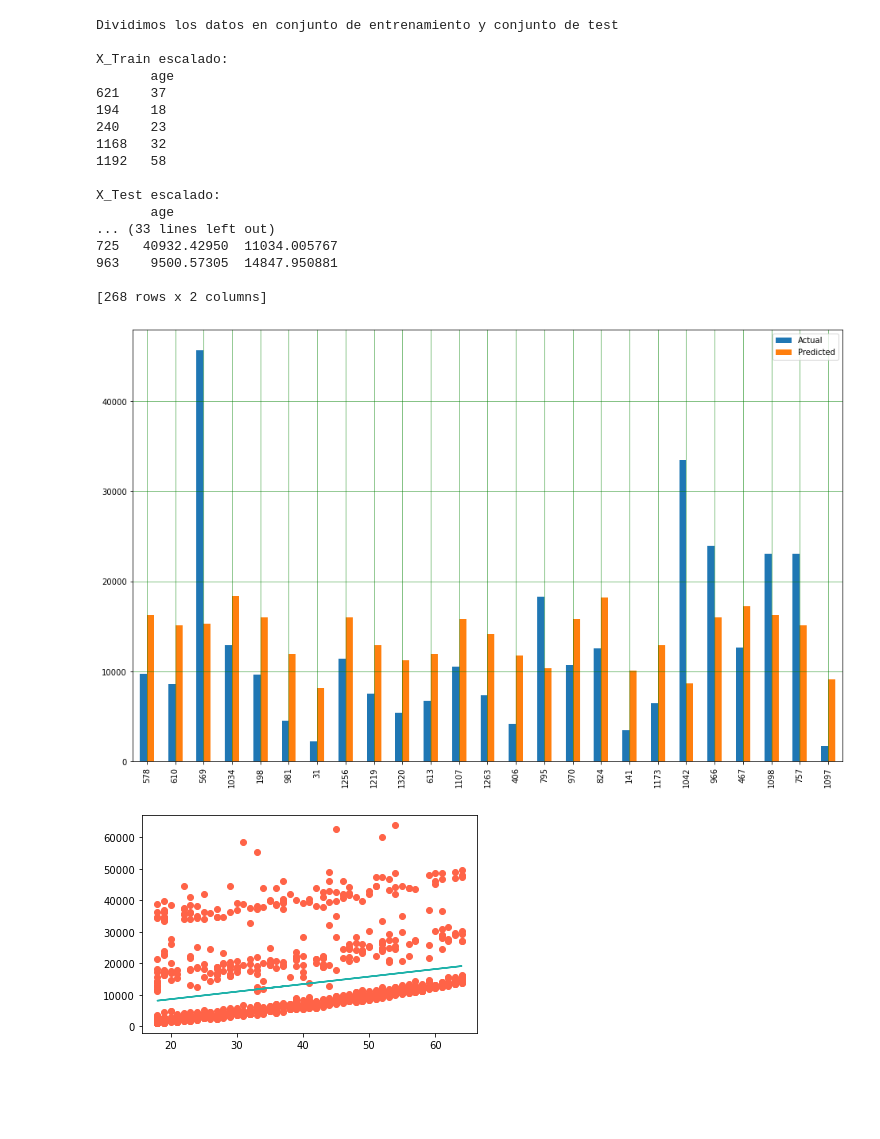
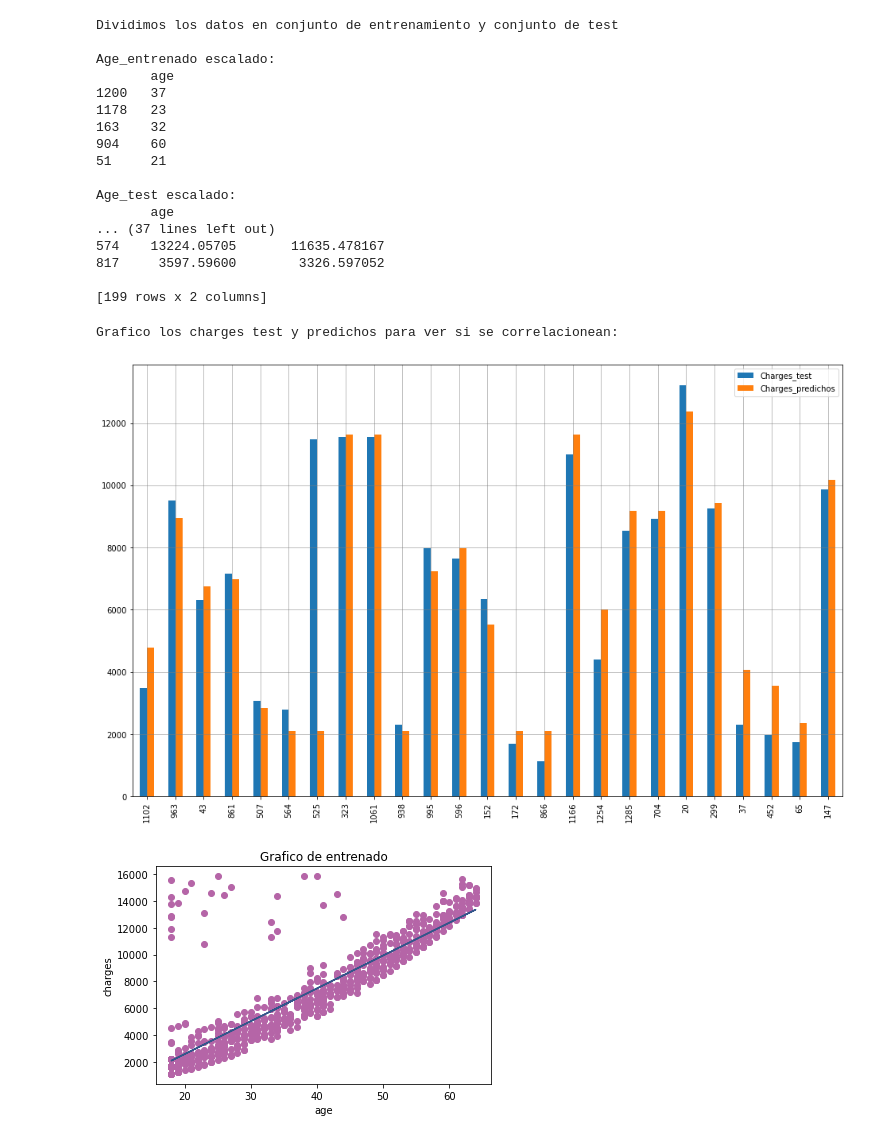
Before and after one commit to RdzSebastian/curso_python, a Jupyter notebook: trabajo_practico/RODRIGUEZ_SEBASTIAN.ipynb, the cells around one changed output. Cells and saved outputs as stored; diff of their text form; code cells hidden in the pictures; blank space fills up the shorter version.

```diff
--- a/trabajo_practico/RODRIGUEZ_SEBASTIAN.ipynb
+++ b/trabajo_practico/RODRIGUEZ_SEBASTIAN.ipynb
@@ -93,0 +93,10 @@ plt.show()
+# %%
+print("\nArmo un dataset para evaluar age con charges")
+variables_filtrada = dataset[['age', 'charges']]
+
+print("Filtro y me quedo con los varlores menores a 16000")
+variables_filtrada = variables_filtrada.query('charges<=16000')
+
+print("Gráfico")
+plt.scatter(variables_filtrada['age'], variables_filtrada['charges'], color = "#FF6347")
+plt.show()
@@ -94,56 +108,58 @@ plt.show()
 # %%
 
 print("Dividimos los datos en conjunto de entrenamiento y conjunto de test")
-X_train, X_test, y_train, y_test = train_test_split(variables_a_analizar[['age']], variable_de_contraste['charges'], test_size=0.2, random_state=0)
+age_entrenado, age_test, charges_entrenado, charges_test = train_test_split(variables_filtrada[['age']], variables_filtrada['charges'], test_size=0.2, random_state=0)
 
-print("\nX_Train escalado: \n", X_train.head())
-print("\nX_Test escalado: \n", X_test.head())
-print("\nY_Train escalado: \n", y_train.head())
-print("\nY_Test escalado: \n", y_test.head())
+print("\nAge_entrenado escalado: \n", age_entrenado.head())
+print("\nAge_test escalado: \n", age_test.head())
+print("\nCharges_entrenado escalado: \n", charges_entrenado.head())
+print("\nCharges_test escalado: \n", charges_test.head())
 
 print("\nEntrenamos dichos datos")
 regressor = LinearRegression()
-regressor.fit(X_train, y_train)
+regressor.fit(age_entrenado, charges_entrenado)
 
-yPredTest=regressor.predict(X_test)
-yPredTrain=regressor.predict(X_train)
+print("\nPredecimos datos")
+charges_test_predichos = regressor.predict(age_test)
+charges_entrenados_predichos = regressor.predict(age_entrenado)
 
-df = pd.DataFrame({'Actual': y_test, 'Predicted': yPredTest.flatten()})
+print("\nMuestro los datos:")
+df = pd.DataFrame({'Charges_test': charges_test, 'Charges_predichos': charges_test_predichos.flatten()})
 print(df)
 # %% [output]
 Dividimos los datos en conjunto de entrenamiento y conjunto de test
 
-X_Train escalado:
+Age_entrenado escalado:
        age
-621    37
-194    18
-240    23
-1168   32
-1192   58
+1200   37
+1178   23
+163    32
+904    60
+51     21
 
-X_Test escalado:
+Age_test escalado:
        age
-... (33 lines left out)
-725   40932.42950  11034.005767
-963    9500.57305  14847.950881
+... (37 lines left out)
+574    13224.05705       11635.478167
+817     3597.59600        3326.597052
 
-[268 rows x 2 columns]
+[199 rows x 2 columns]
 # %%
+print("\nGrafico los charges test y predichos para ver si se correlacionean:")
 df1 = df.head(25)
 df1.plot(kind='bar',figsize=(16,10))
-plt.grid(which='major', linestyle='-', linewidth='0.5', color='green')
+plt.grid(which='major', linestyle='-', linewidth='0.5', color='gray')
 plt.grid(which='minor', linestyle=':', linewidth='0.5', color='black')
 plt.show()
 # %% [output]
+Grafico los charges test y predichos para ver si se correlacionean:
-[figure, old version]
+[figure, new version]
 # %%
-#filtered_data = infoUse.query('charges<=15000')
-
-plt.scatter(X_train, y_train, color = "#FF6347")
-plt.plot(X_train, regressor.predict(X_train), color = "#20B2AA")
-plt.title("")
-plt.xlabel("")
-plt.ylabel("")
+plt.scatter(age_entrenado, charges_entrenado, color = "#B565A7")
+plt.plot(age_entrenado, regressor.predict(age_entrenado), color = "#34568B")
+plt.title("Grafico de entrenado")
+plt.xlabel("age")
+plt.ylabel("charges")
 plt.show()
 # %% [output]
-[figure, old version]
+[figure, new version]
```
Also changed, not shown: parts of 8 cells of this notebook.
